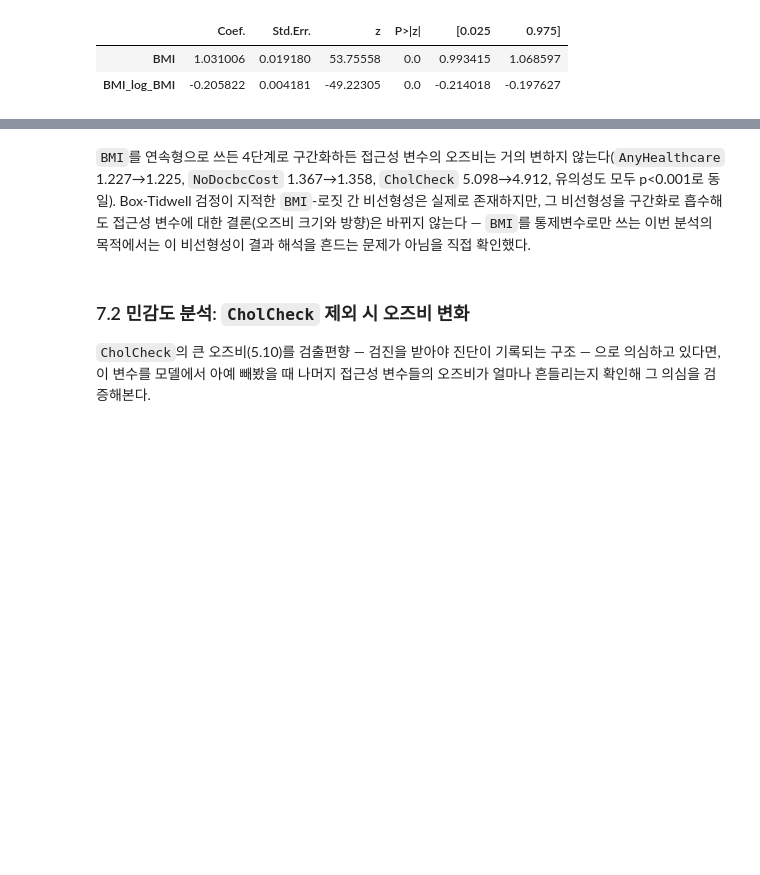
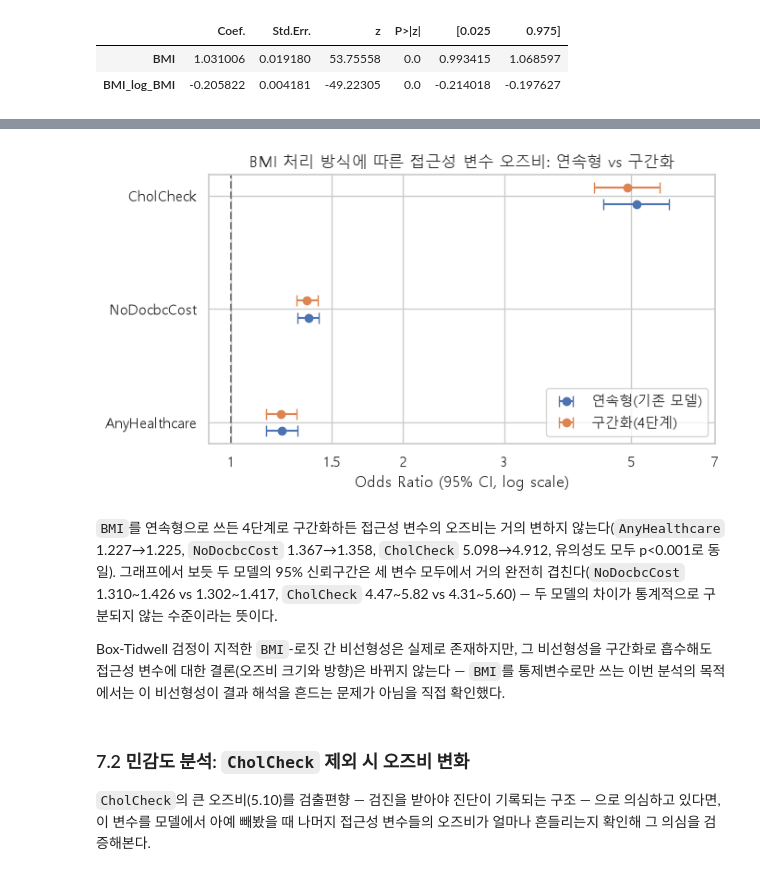
Before and after one commit to DaeHo238/1st_Project, a Jupyter notebook: notebooks/1.0-healthcare-access-analysis.ipynb, the cells around one changed output, grey strips where cells are left out. Saved outputs shown, nothing was run; the diff lists cells and outputs as text; code cells hidden in the pictures; blank space fills up the shorter version.

```diff
--- a/notebooks/1.0-healthcare-access-analysis.ipynb
+++ b/notebooks/1.0-healthcare-access-analysis.ipynb
@@ -561,5 +584,31 @@ compare_bmi.round(4)
+# %%
+fig, ax = plt.subplots(figsize=(7, 4))
+scenario_colors = {"연속형(기존 모델)": "#4C72B0", "구간화(4단계)": "#DD8452"}
+for i, scenario in enumerate(["연속형(기존 모델)", "구간화(4단계)"]):
+    sub = compare_bmi[compare_bmi["BMI_처리"] == scenario].loc[access_vars]
+    y = np.arange(len(access_vars)) + (i * 0.15)
+    ax.errorbar(sub["odds_ratio"], y,
+                xerr=[sub["odds_ratio"] - sub["ci_low"], sub["ci_high"] - sub["odds_ratio"]],
+                fmt="o", label=scenario, capsize=4, color=scenario_colors[scenario])
+ax.axvline(1, color="gray", linestyle="--")
+ax.set_xscale("log")
+ax.minorticks_off()
+xticks = [1, 1.5, 2, 3, 5, 7]
+ax.set_xticks(xticks)
+ax.set_xticklabels([str(t) for t in xticks])
+ax.set_yticks(np.arange(len(access_vars)) + 0.075)
+ax.set_yticklabels(access_vars)
+ax.set_xlabel("Odds Ratio (95% CI, log scale)")
+ax.set_title("BMI 처리 방식에 따른 접근성 변수 오즈비: 연속형 vs 구간화")
+ax.legend()
+plt.tight_layout()
+plt.show()
+# %% [output]
+[figure, added]
 # %% [markdown]
-`BMI`를 연속형으로 쓰든 4단계로 구간화하든 접근성 변수의 오즈비는 거의 변하지 않는다(`AnyHealthcare` 1.227→1.225, `NoDocbcCost` 1.367→1.358, `CholCheck` 5.098→4.912, 유의성도 모두 p<0.001로 동일). Box-Tidwell 검정이 지적한 `BMI`-로짓 간 비선형성은 실제로 존재하지만, 그 비선형성을 구간화로 흡수해도 접근성 변수에 대한 결론(오즈비 크기와 방향)은 바뀌지 않는다 — `BMI`를 통제변수로만 쓰는 이번 분석의 목적에서는 이 비선형성이 결과 해석을 흔드는 문제가 아님을 직접 확인했다.
+`BMI`를 연속형으로 쓰든 4단계로 구간화하든 접근성 변수의 오즈비는 거의 변하지 않는다(`AnyHealthcare` 1.227→1.225, `NoDocbcCost` 1.367→1.358, `CholCheck` 5.098→4.912, 유의성도 모두 p<0.001로 동일). 그래프에서 보듯 두 모델의 95% 신뢰구간은 세 변수 모두에서 거의 완전히 겹친다(`NoDocbcCost` 1.310~1.426 vs 1.302~1.417, `CholCheck` 4.47~5.82 vs 4.31~5.60) — 두 모델의 차이가 통계적으로 구분되지 않는 수준이라는 뜻이다.
+
+Box-Tidwell 검정이 지적한 `BMI`-로짓 간 비선형성은 실제로 존재하지만, 그 비선형성을 구간화로 흡수해도 접근성 변수에 대한 결론(오즈비 크기와 방향)은 바뀌지 않는다 — `BMI`를 통제변수로만 쓰는 이번 분석의 목적에서는 이 비선형성이 결과 해석을 흔드는 문제가 아님을 직접 확인했다.
 # %% [markdown]
 ### 7.2 민감도 분석: `CholCheck` 제외 시 오즈비 변화
 
```
Also changed, not shown: parts of 15 cells of this notebook, 4 other files.
